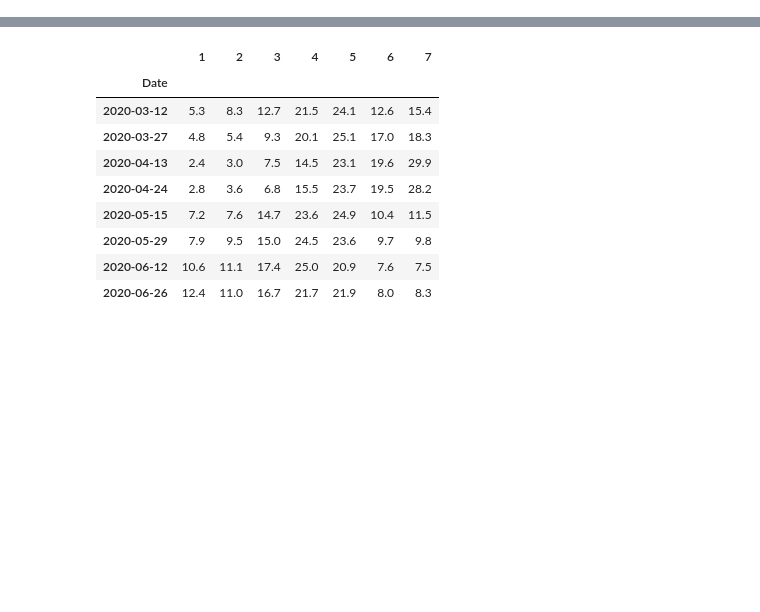
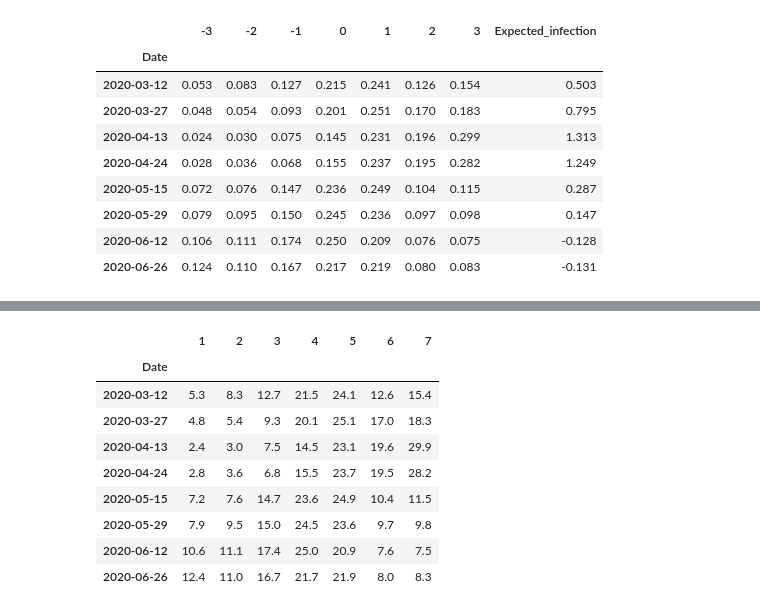
Before and after one commit to jschlieffen/Numerics_4_project, a Jupyter notebook: notebooks/EDA.ipynb, the cells around one changed output, grey strips where cells are left out. Drawn from its saved outputs; the diff is of its cells as text; code cells hidden in the pictures; blank space fills up the shorter version.

```diff
--- a/notebooks/EDA.ipynb
+++ b/notebooks/EDA.ipynb
@@ -11,0 +17,13 @@ new_infection_data = infection_data.loc[start_date:end_date]
+# %%
+new_opinion_data
+# %% [output]
+|  | -3 | -2 | -1 | 0 | 1 | 2 | 3 | Expected_infection |
+| Date |  |  |  |  |  |  |  |  |
+| 2020-03-12 | 0.053 | 0.083 | 0.127 | 0.215 | 0.241 | 0.126 | 0.154 | 0.503 |
+| 2020-03-27 | 0.048 | 0.054 | 0.093 | 0.201 | 0.251 | 0.170 | 0.183 | 0.795 |
+| 2020-04-13 | 0.024 | 0.030 | 0.075 | 0.145 | 0.231 | 0.196 | 0.299 | 1.313 |
+| 2020-04-24 | 0.028 | 0.036 | 0.068 | 0.155 | 0.237 | 0.195 | 0.282 | 1.249 |
+| 2020-05-15 | 0.072 | 0.076 | 0.147 | 0.236 | 0.249 | 0.104 | 0.115 | 0.287 |
+| 2020-05-29 | 0.079 | 0.095 | 0.150 | 0.245 | 0.236 | 0.097 | 0.098 | 0.147 |
+| 2020-06-12 | 0.106 | 0.111 | 0.174 | 0.250 | 0.209 | 0.076 | 0.075 | -0.128 |
+| 2020-06-26 | 0.124 | 0.110 | 0.167 | 0.217 | 0.219 | 0.080 | 0.083 | -0.131 |
```
Also changed, not shown: parts of 4 cells of this notebook, 8 other files.
